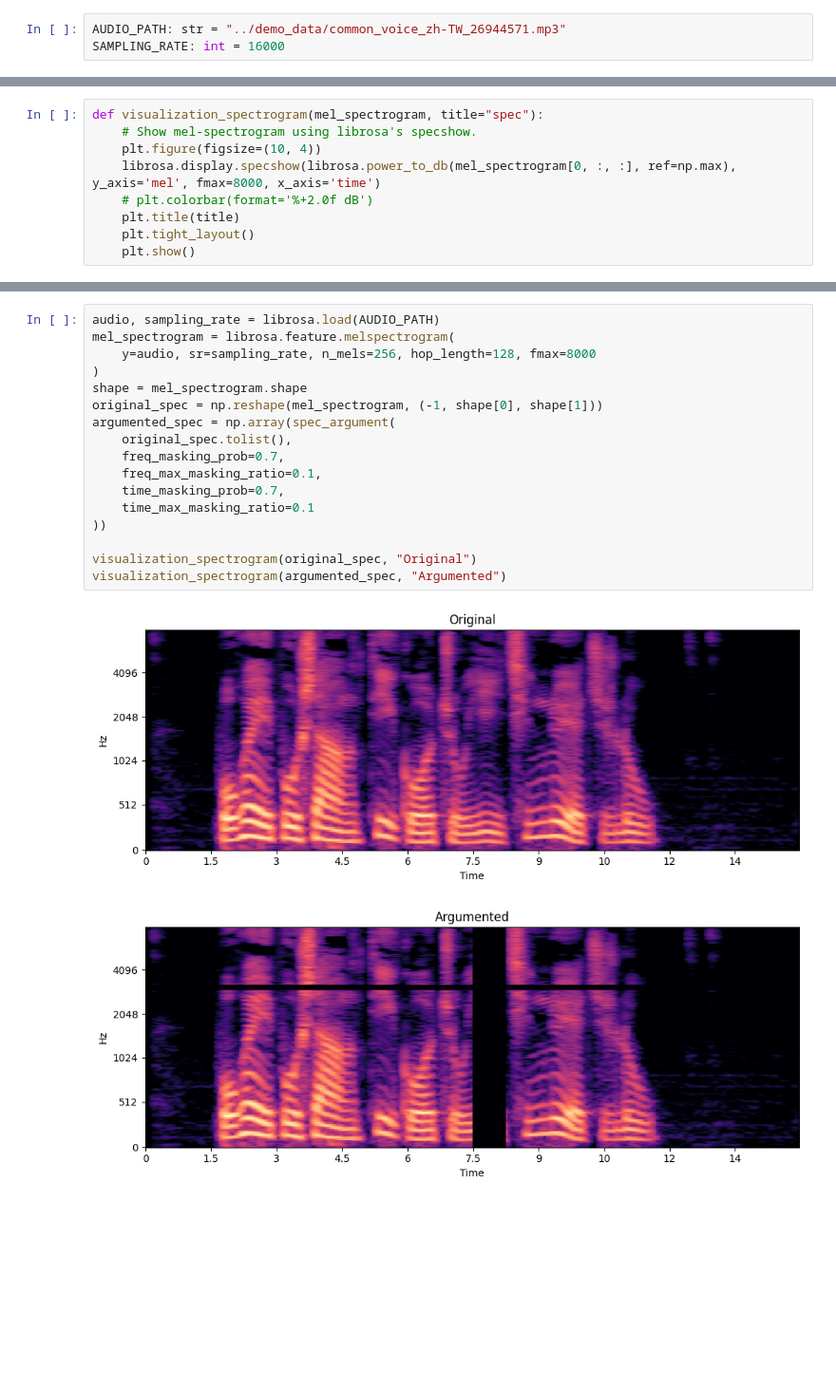
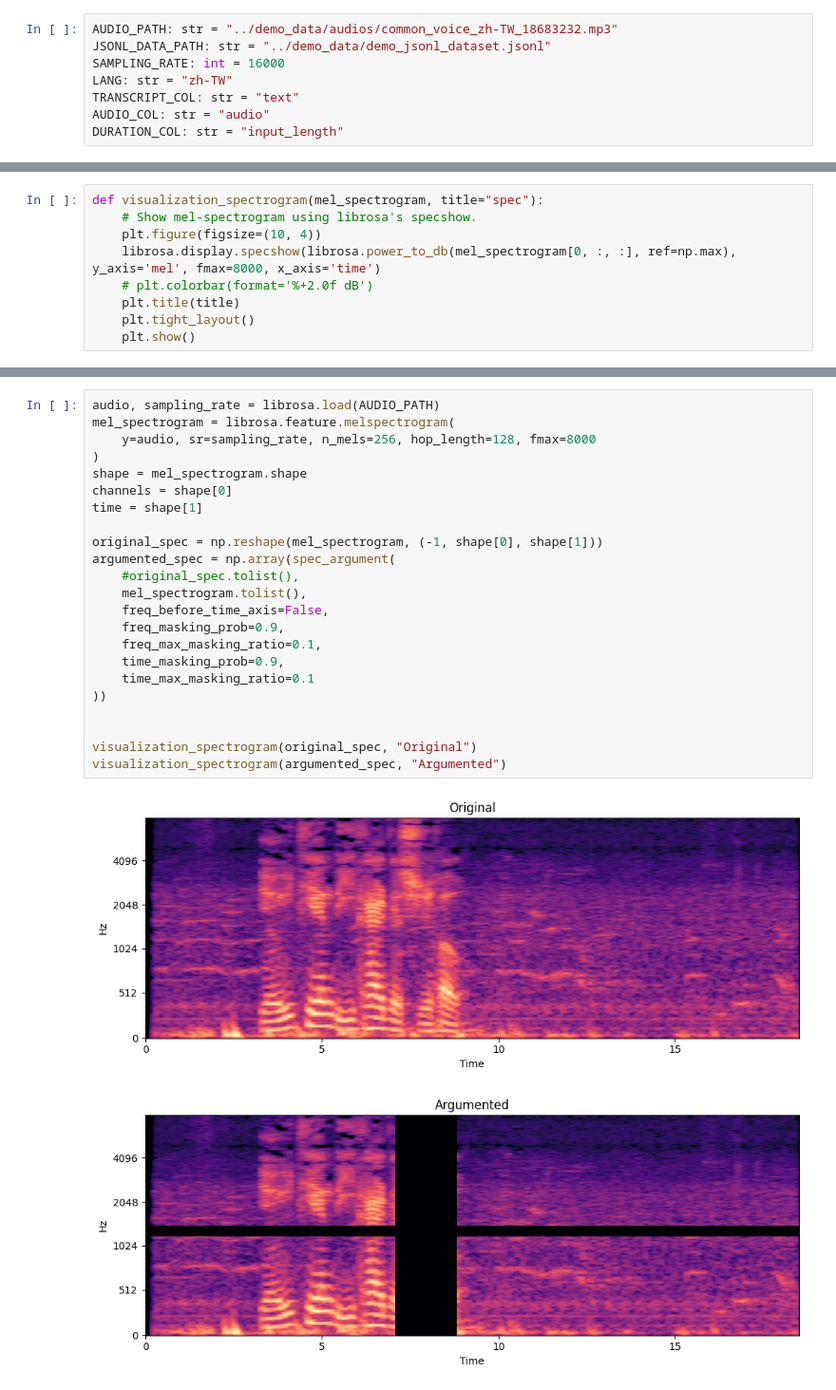
Before and after one commit to innerNULL/mia, a Jupyter notebook: jupyter/spec_argumentation_observe.ipynb, the cells around one changed output, grey strips where cells are left out. Shown: that part at 95% size. Cells and saved outputs as stored; diff of their text form; blank space fills up the shorter version.

```diff
--- a/jupyter/spec_argumentation_observe.ipynb
+++ b/jupyter/spec_argumentation_observe.ipynb
@@ -3,5 +3,10 @@
 # %% [markdown]
 ## Configs
 # %%
-AUDIO_PATH: str = "../demo_data/common_voice_zh-TW_26944571.mp3"
+AUDIO_PATH: str = "../demo_data/audios/common_voice_zh-TW_18683232.mp3"
+JSONL_DATA_PATH: str = "../demo_data/demo_jsonl_dataset.jsonl"
 SAMPLING_RATE: int = 16000
+LANG: str = "zh-TW"
+TRANSCRIPT_COL: str = "text"
+AUDIO_COL: str = "audio"
+DURATION_COL: str = "input_length"
@@ -38,20 +51,26 @@ def visualization_spectrogram(mel_spectrogram, title="spec"):
 # %%
 audio, sampling_rate = librosa.load(AUDIO_PATH)
 mel_spectrogram = librosa.feature.melspectrogram(
     y=audio, sr=sampling_rate, n_mels=256, hop_length=128, fmax=8000
 )
 shape = mel_spectrogram.shape
+channels = shape[0]
+time = shape[1]
+
 original_spec = np.reshape(mel_spectrogram, (-1, shape[0], shape[1]))
 argumented_spec = np.array(spec_argument(
-    original_spec.tolist(),
-    freq_masking_prob=0.7,
+    #original_spec.tolist(),
+    mel_spectrogram.tolist(),
+    freq_before_time_axis=False,
+    freq_masking_prob=0.9,
     freq_max_masking_ratio=0.1,
-    time_masking_prob=0.7,
+    time_masking_prob=0.9,
     time_max_masking_ratio=0.1
 ))
 
+
 visualization_spectrogram(original_spec, "Original")
 visualization_spectrogram(argumented_spec, "Argumented")
 # %% [output]
-[figure, old version]
+[figure, new version]
-[figure, old version]
+[figure, new version]
```
Also changed, not shown: parts of 9 cells of this notebook, 2 other files.
